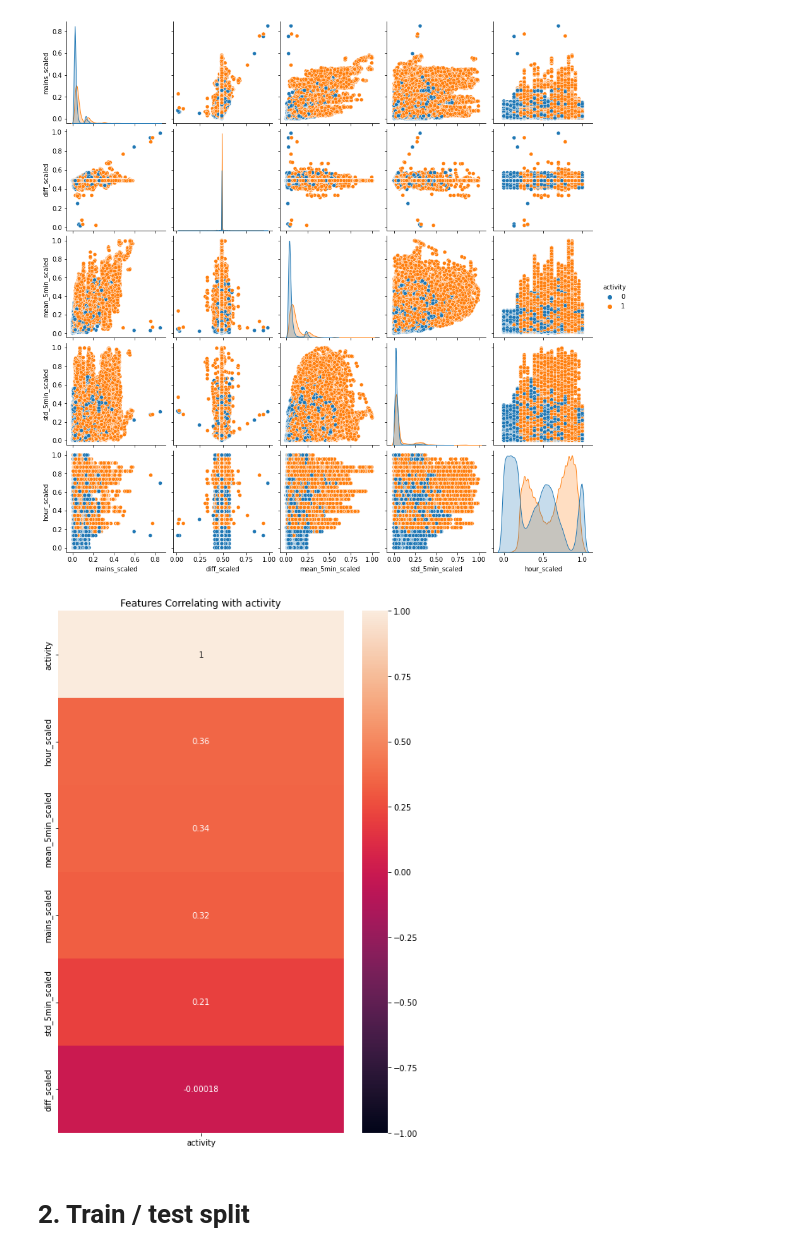
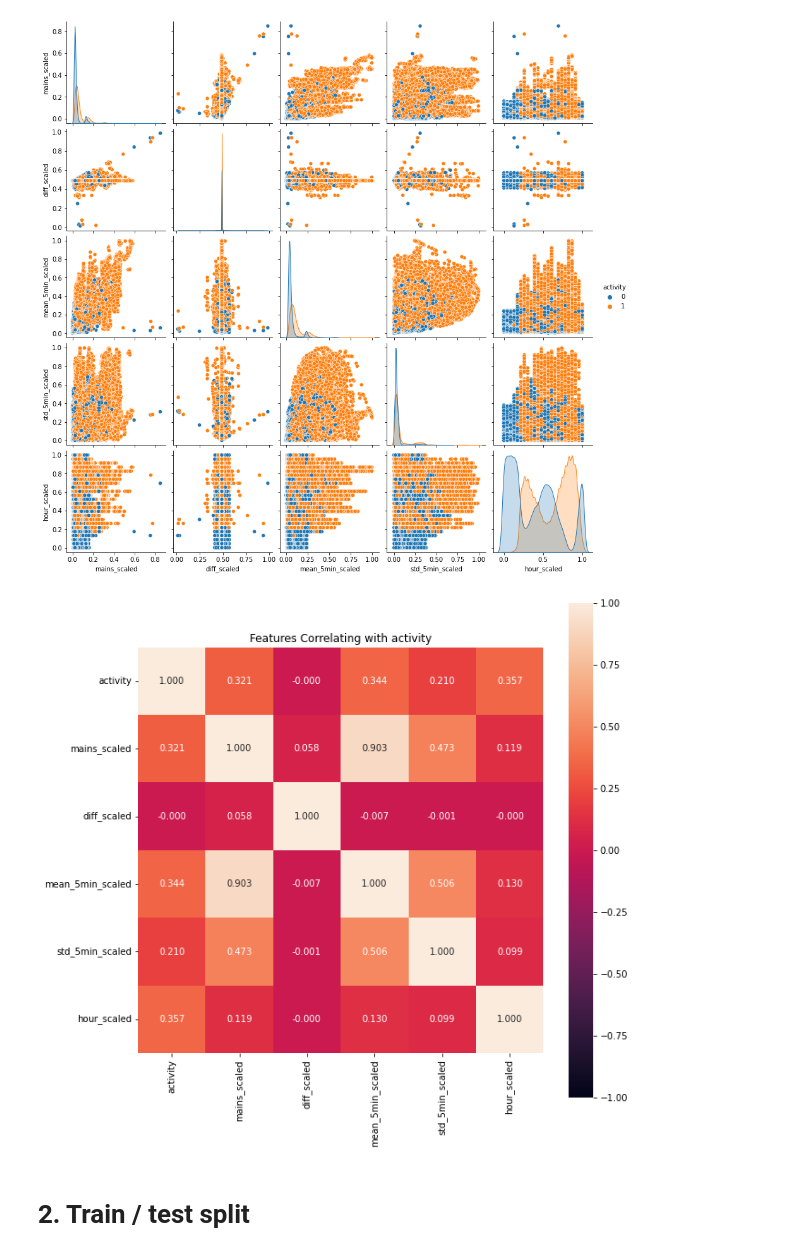
Before and after one commit to hugo-mi/Activity_Detection_From_Electrical_Consumption_Load_Curves, a Jupyter notebook: Exploratory Data Analysis/classification_house1.ipynb, the cells around one changed output. Drawn from its saved outputs; the diff is of its cells as text; code cells hidden in the pictures.

```diff
--- a/Exploratory Data Analysis/classification_house1.ipynb
+++ b/Exploratory Data Analysis/classification_house1.ipynb
@@ -38,11 +38,11 @@ sns.pairplot(house1_power_norm.sample(frac=0.1), hue='activity');
 # %% [output]
 [figure]
 # %%
-plt.figure(figsize=(8, 12))
-ax = sns.heatmap(house1_power_norm.corr()[['activity']].sort_values(by='activity', ascending=False), vmin=-1, vmax=1, annot=True)
+plt.figure(figsize=(10, 10))
+ax = sns.heatmap(house1_power_norm.corr(), vmin=-1, vmax=1, annot=True, fmt='.3f', square=True)
 ax.set_title('Features Correlating with activity');
 # %% [output]
-[figure, old version]
+[figure, new version]
 # %% [markdown]
 # 2. Train / test split
 # %%
```
Also changed, not shown: 2 other files.
